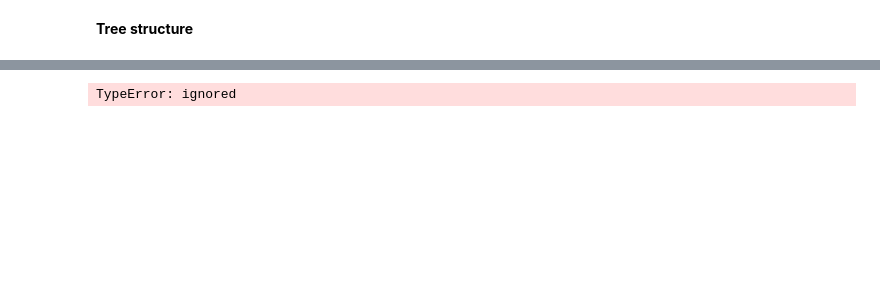
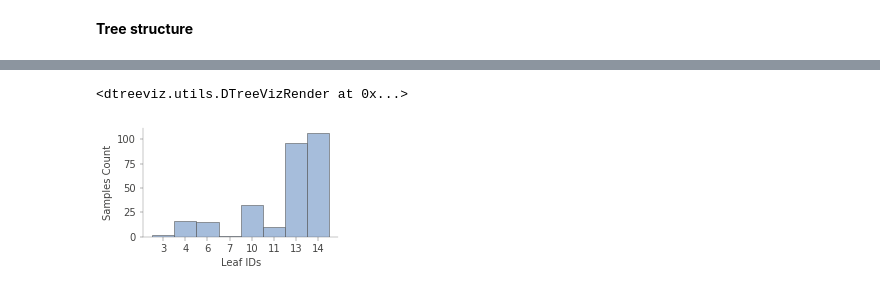
Before and after one commit to cityu-assignment/CS3481-assignment1, a Jupyter notebook: cs3481_asm.ipynb, the cells around one changed output, grey strips where cells are left out. Drawn from its saved outputs; the diff is of its cells as text; code cells hidden in the pictures; blank space fills up the shorter version.

```diff
--- a/cs3481_asm.ipynb
+++ b/cs3481_asm.ipynb
@@ -365,9 +371,13 @@ import dtreeviz.trees
 viz_model = dtreeviz.model(clf,
                            X_train=X_trainset, y_train=y_trainset,
                            feature_names=list(df.columns)[:6],
-                           target_name='iris',
-                           class_names=["Hernia", "Normal", "Spondylolisthesis"])
+                           target_name='target',
+                           class_names=list(label_encoder.classes_))
 # %%
-viz_model.view(scale=0.8)
+viz_model.view()
 # %% [output]
-TypeError: ignored
+<dtreeviz.utils.DTreeVizRender at 0x...>
+# %%
+viz_model.leaf_sizes(figsize=(3.5,2))
+# %% [output]
+[figure, added]
```
Also changed, not shown: parts of 7 cells of this notebook.
